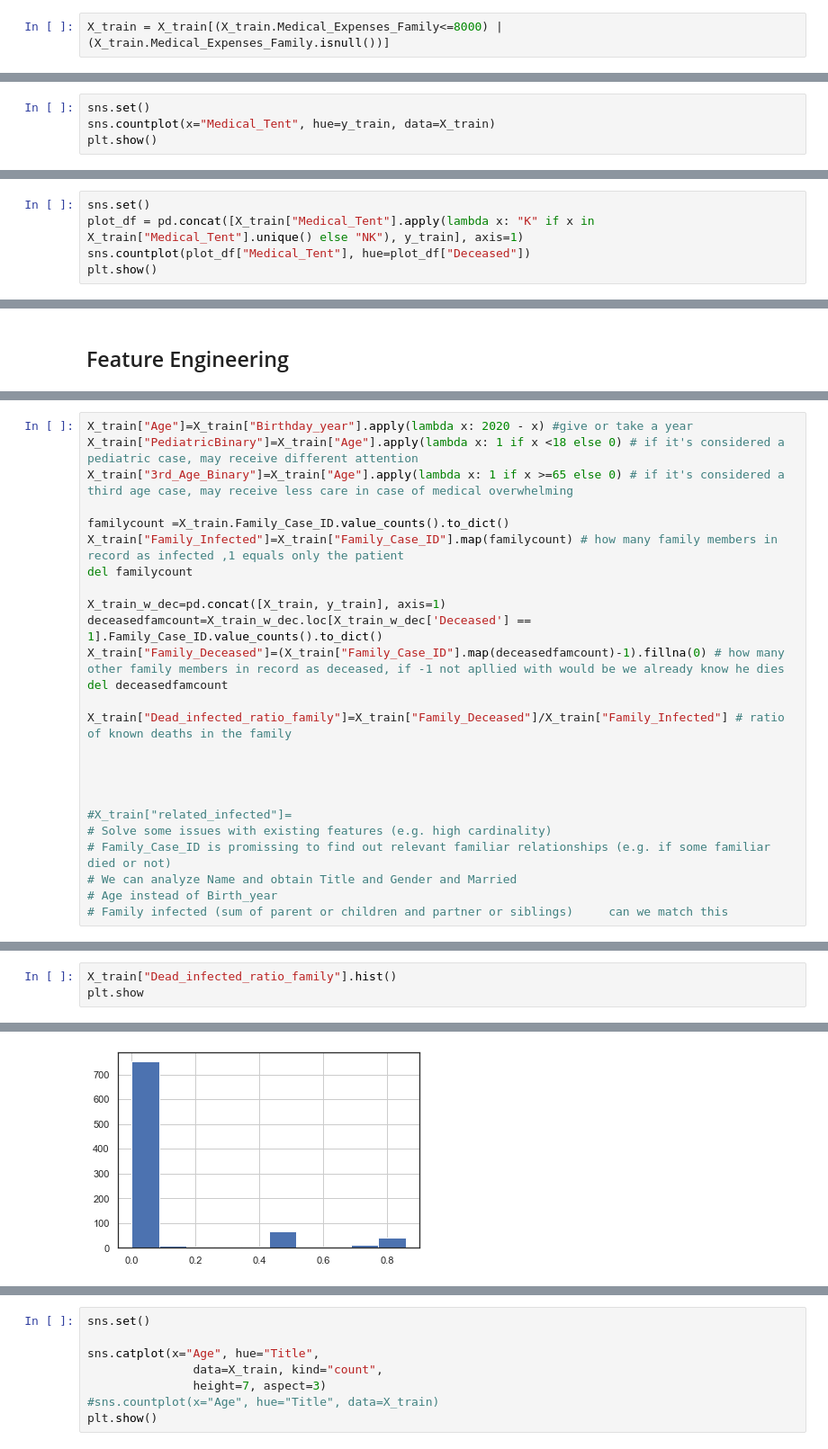
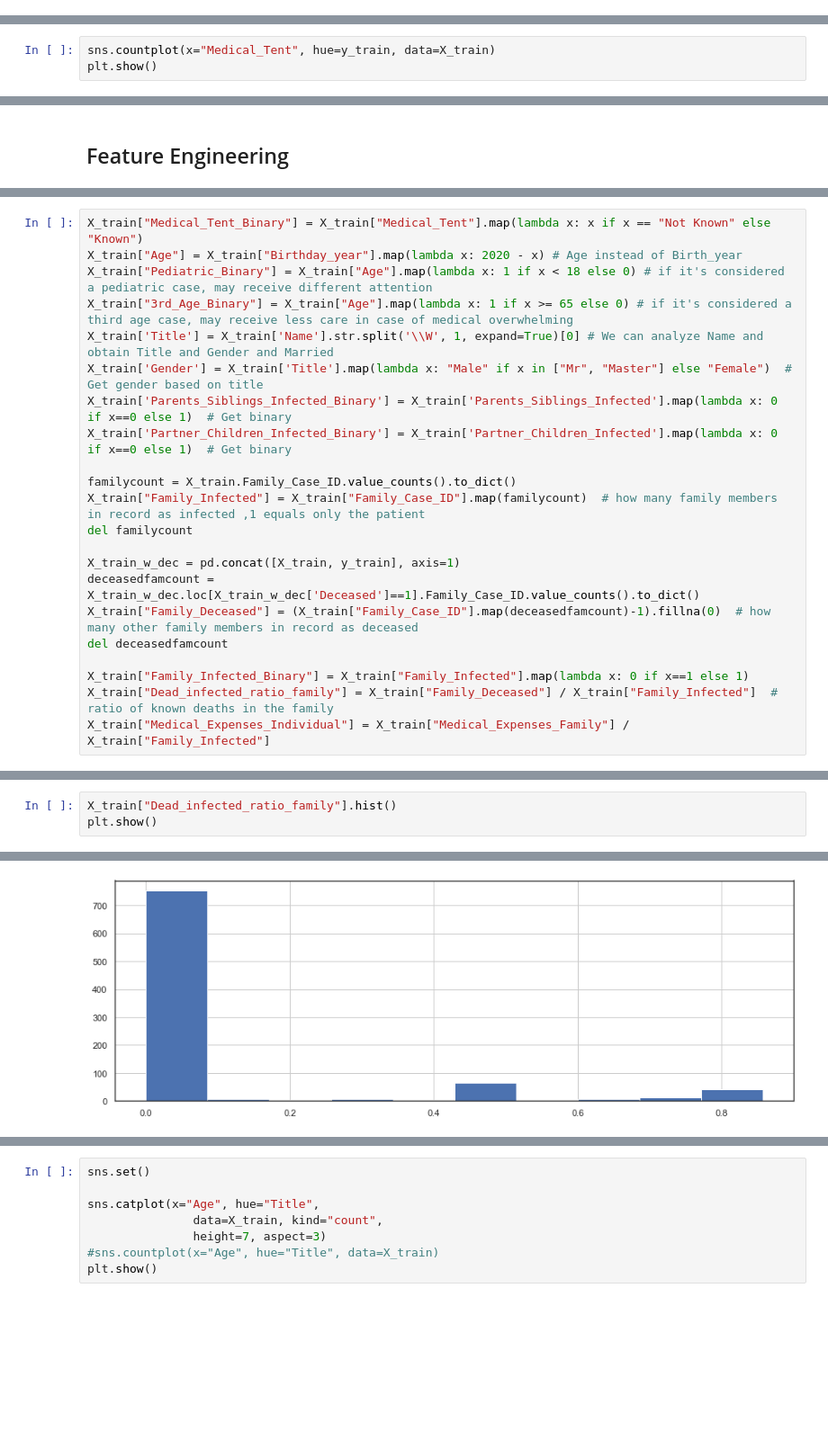
Before and after one commit to DavidSilva98/ML_project, a Jupyter notebook: group7.ipynb, the cells around one changed output, grey strips where cells are left out. Shown at 90% size. Drawn from its saved outputs; the diff is of its cells as text; blank space fills up the shorter version.

```diff
--- a/group7.ipynb
+++ b/group7.ipynb
@@ -456,5 +355,3 @@ X_train[(X_train["Medical_Expenses_Family"] > 8000)]
 | 17 | 8608 | 1 | Mr. Laurence Salvador | 1984.0 | 1 | 0 | ... |
 | 301 | 8608 | 1 | Mr. Norman Wayne | 1985.0 | 0 | 0 | ... |
 | 621 | 8608 | 1 | Ms. Geraldine Toni | 1985.0 | 0 | 0 | ... |
-# %%
-X_train = X_train[(X_train.Medical_Expenses_Family<=8000) | (X_train.Medical_Expenses_Family.isnull())]
@@ -575,7 +394,6 @@ f"{round(562/720*100,2)}% of the observations have no value in Medical_Tent. The
 # %%
 X_train.Medical_Tent = X_train.Medical_Tent.fillna(value="Not Known")
 # %%
-sns.set()
 sns.countplot(x="Medical_Tent", hue=y_train, data=X_train)
 plt.show()
 # %% [output]
@@ -583,5 +400,0 @@ plt.show()
-# %%
-sns.set()
-plot_df = pd.concat([X_train["Medical_Tent"].apply(lambda x: "K" if x in X_train["Medical_Tent"].unique() else "NK"), y_train], axis=1)
-sns.countplot(plot_df["Medical_Tent"], hue=plot_df["Deceased"])
-plt.show()
@@ -671,25 +469,22 @@ np.log(X_train["Medical_Expenses_Family"] + 1).plot(kind="box")
 # %%
-X_train["Age"]=X_train["Birthday_year"].apply(lambda x: 2020 - x) #give or take a year
-X_train["PediatricBinary"]=X_train["Age"].apply(lambda x: 1 if x <18 else 0) # if it's considered a pediatric case, may receive different attention
-X_train["3rd_Age_Binary"]=X_train["Age"].apply(lambda x: 1 if x >=65 else 0) # if it's considered a third age case, may receive less care in case of medical overwhelming
+X_train["Medical_Tent_Binary"] = X_train["Medical_Tent"].map(lambda x: x if x == "Not Known" else "Known")
+X_train["Age"] = X_train["Birthday_year"].map(lambda x: 2020 - x) # Age instead of Birth_year
+X_train["Pediatric_Binary"] = X_train["Age"].map(lambda x: 1 if x < 18 else 0) # if it's considered a pediatric case, may receive different attention
+X_train["3rd_Age_Binary"] = X_train["Age"].map(lambda x: 1 if x >= 65 else 0) # if it's considered a third age case, may receive less care in case of medical overwhelming
+X_train['Title'] = X_train['Name'].str.split('\\W', 1, expand=True)[0] # We can analyze Name and obtain Title and Gender and Married
+X_train['Gender'] = X_train['Title'].map(lambda x: "Male" if x in ["Mr", "Master"] else "Female")  # Get gender based on title
+X_train['Parents_Siblings_Infected_Binary'] = X_train['Parents_Siblings_Infected'].map(lambda x: 0 if x==0 else 1)  # Get binary
+X_train['Partner_Children_Infected_Binary'] = X_train['Partner_Children_Infected'].map(lambda x: 0 if x==0 else 1)  # Get binary
 
-familycount =X_train.Family_Case_ID.value_counts().to_dict()
-X_train["Family_Infected"]=X_train["Family_Case_ID"].map(familycount) # how many family members in record as infected ,1 equals only the patient
+familycount = X_train.Family_Case_ID.value_counts().to_dict()
+X_train["Family_Infected"] = X_train["Family_Case_ID"].map(familycount)  # how many family members in record as infected ,1 equals only the patient
 del familycount
 
-X_train_w_dec=pd.concat([X_train, y_train], axis=1)
-deceasedfamcount=X_train_w_dec.loc[X_train_w_dec['Deceased'] == 1].Family_Case_ID.value_counts().to_dict()
-X_train["Family_Deceased"]=(X_train["Family_Case_ID"].map(deceasedfamcount)-1).fillna(0) # how many other family members in record as deceased, if -1 not apllied with would be we already know he dies
+X_train_w_dec = pd.concat([X_train, y_train], axis=1)
+deceasedfamcount = X_train_w_dec.loc[X_train_w_dec['Deceased']==1].Family_Case_ID.value_counts().to_dict()
+X_train["Family_Deceased"] = (X_train["Family_Case_ID"].map(deceasedfamcount)-1).fillna(0)  # how many other family members in record as deceased
 del deceasedfamcount
 
-X_train["Dead_infected_ratio_family"]=X_train["Family_Deceased"]/X_train["Family_Infected"] # ratio of known deaths in the family
-
-
-
-
-#X_train["related_infected"]=
-# Solve some issues with existing features (e.g. high cardinality)
-# Family_Case_ID is promissing to find out relevant familiar relationships (e.g. if some familiar died or not)
-# We can analyze Name and obtain Title and Gender and Married
-# Age instead of Birth_year
-# Family infected (sum of parent or children and partner or siblings)     can we match this
+X_train["Family_Infected_Binary"] = X_train["Family_Infected"].map(lambda x: 0 if x==1 else 1)
+X_train["Dead_infected_ratio_family"] = X_train["Family_Deceased"] / X_train["Family_Infected"]  # ratio of known deaths in the family
+X_train["Medical_Expenses_Individual"] = X_train["Medical_Expenses_Family"] / X_train["Family_Infected"]
@@ -696,4 +556,4 @@ X_train["Dead_infected_ratio_family"]=X_train["Family_Deceased"]/X_train["Family
 # %%
 X_train["Dead_infected_ratio_family"].hist()
-plt.show
+plt.show()
 # %% [output]
@@ -701 +560 @@ plt.show
-[figure, old version]
+[figure, new version]
```
Also changed, not shown: parts of 60 cells of this notebook.
